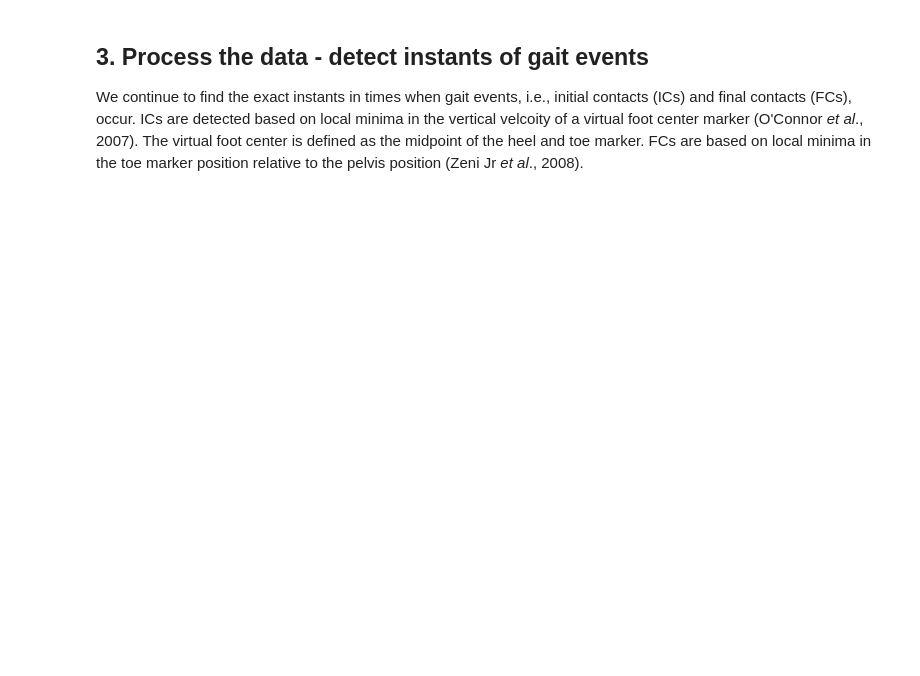
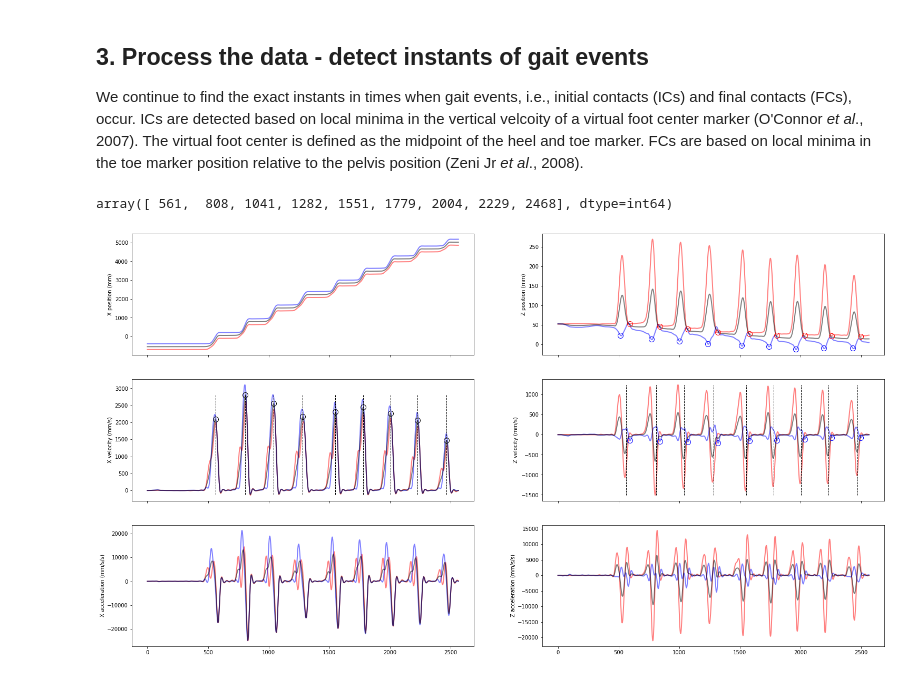
Before and after one commit to neurogeriatricskiel/pymocap, a Jupyter notebook: test.ipynb, the cells around one changed output. Drawn from its saved outputs; the diff is of its cells as text; code cells hidden in the pictures; blank space fills up the shorter version.

```diff
--- a/test.ipynb
+++ b/test.ipynb
@@ -121,6 +117,7 @@ We continue to find the exact instants in times when gait events, i.e., initial
 # Detect gait events
 l_ix_IC, _, r_ix_IC, _ = _get_gait_events_from_OMC(aligned_data, fs, omc_data["marker_location"], "OConnor")
 _, l_ix_FC, _, r_ix_FC = _get_gait_events_from_OMC(aligned_data, fs, omc_data["marker_location"], method="ZeniJr")
+l_ix_IC_2, _, r_ix_IC_2, _ = _get_gait_events_from_OMC(aligned_data, fs, omc_data["marker_location"], "Pijnappels")
 # %%
 left_ix_IC = l_ix_IC[np.logical_and(l_ix_IC >= ix_start, l_ix_IC <= ix_end)]
 left_ix_FC = l_ix_FC[np.logical_and(l_ix_FC >= ix_start, l_ix_FC <= ix_end)]
@@ -137,6 +136,8 @@ l_heel_pos = np.squeeze(aligned_data[:,:,np.argwhere(omc_data["marker_location"]
 r_heel_pos = np.squeeze(aligned_data[:,:,np.argwhere(omc_data["marker_location"]=="r_heel")[:,0]], axis=-1)
 l_toe_pos = np.squeeze(aligned_data[:,:,np.argwhere(omc_data["marker_location"]=="l_toe")[:,0]], axis=-1)
 r_toe_pos = np.squeeze(aligned_data[:,:,np.argwhere(omc_data["marker_location"]=="r_toe")[:,0]], axis=-1)
+l_mid_foot_pos = ( l_heel_pos + l_toe_pos ) / 2
+r_mid_foot_pos = ( r_heel_pos + r_toe_pos ) / 2
 start_1 = np.squeeze(aligned_data[:,:,np.argwhere(omc_data["marker_location"]=="start_1")[:,0]], axis=-1)
 start_2 = np.squeeze(aligned_data[:,:,np.argwhere(omc_data["marker_location"]=="start_2")[:,0]], axis=-1)
 end_1 = np.squeeze(aligned_data[:,:,np.argwhere(omc_data["marker_location"]=="end_1")[:,0]], axis=-1)
@@ -144,3 +172,56 @@ end_2 = np.squeeze(aligned_data[:,:,np.argwhere(omc_data["marker_location"]=="en
+# %%
+# Detect peaks in forward velocity
+thr_min_vel_x = 0.1*(np.max(r_mid_foot_vel[:,0]) - np.min(r_mid_foot_vel[:,0]))
+ix_max_vel_x, _ = find_peaks(r_mid_foot_vel[:,0], height=thr_min_vel_x, distance=fs//4)
+# %%
+ix_max_vel_x
+# %% [output]
+array([ 561,  808, 1041, 1282, 1551, 1779, 2004, 2229, 2468], dtype=int64)
+# %%
+fig, axs = plt.subplots(3, 2, sharex=True, figsize=(25.6, 14.4))
+
+# Position data
+axs[0][0].plot(np.arange(r_heel_pos.shape[0]), r_heel_pos[:,0], '-', c=(1, 0, 0, 0.5), lw=2)
+axs[0][0].plot(np.arange(r_toe_pos.shape[0]), r_toe_pos[:,0], '-', c=(0, 0, 1, 0.5), lw=2)
+axs[0][0].plot(np.arange(r_mid_foot_pos.shape[0]), r_mid_foot_pos[:,0], '-', c=(0, 0, 0, 0.5), lw=2)
+axs[0][1].plot(np.arange(r_heel_pos.shape[0]), r_heel_pos[:,2], '-', c=(1, 0, 0, 0.5), lw=2)
+axs[0][1].plot(np.arange(r_toe_pos.shape[0]), r_toe_pos[:,2], '-', c=(0, 0, 1, 0.5), lw=2)
+axs[0][1].plot(np.arange(r_mid_foot_pos.shape[0]), r_mid_foot_pos[:,2], '-', c=(0, 0, 0, 0.5), lw=2)
+axs[0][0].set_ylabel('X position (mm)')
+axs[0][1].set_ylabel('Z position (mm)')
+
+# Velocity
+axs[1][0].plot(np.arange(r_heel_vel.shape[0]), r_heel_vel[:,0], '-', c=(1, 0, 0, 0.5), lw=2)
+axs[1][0].plot(np.arange(r_toe_vel.shape[0]), r_toe_vel[:,0], '-', c=(0, 0, 1, 0.5), lw=2)
+axs[1][0].plot(np.arange(r_mid_foot_vel.shape[0]), r_mid_foot_vel[:,0], '-', c=(0, 0, 0, 0.5), lw=2)
+axs[1][0].plot(ix_max_vel_x, r_mid_foot_vel[ix_max_vel_x,0], 'o', mfc='none', mec=(0, 0, 0, 1), ms=10)
+axs[1][1].plot(np.arange(r_heel_vel.shape[0]), r_heel_vel[:,2], '-', c=(1, 0, 0, 0.5), lw=2)
+axs[1][1].plot(np.arange(r_toe_vel.shape[0]), r_toe_vel[:,2], '-', c=(0, 0, 1, 0.5), lw=2)
+axs[1][1].plot(np.arange(r_mid_foot_vel.shape[0]), r_mid_foot_vel[:,2], '-', c=(0, 0, 0, 0.5), lw=2)
+axs[1][0].set_ylabel('X velocity (mm/s)')
+axs[1][1].set_ylabel('Z velocity (mm/s)')
+
+# Acceleration
+axs[2][0].plot(np.arange(r_heel_acc.shape[0]), r_heel_acc[:,0], '-', c=(1, 0, 0, 0.5), lw=2)
+axs[2][0].plot(np.arange(r_toe_acc.shape[0]), r_toe_acc[:,0], '-', c=(0, 0, 1, 0.5), lw=2)
+axs[2][0].plot(np.arange(r_mid_foot_acc.shape[0]), r_mid_foot_acc[:,0], '-', c=(0, 0, 0, 0.5), lw=2)
+axs[2][1].plot(np.arange(r_heel_acc.shape[0]), r_heel_acc[:,2], '-', c=(1, 0, 0, 0.5), lw=2)
+axs[2][1].plot(np.arange(r_toe_acc.shape[0]), r_toe_acc[:,2], '-', c=(0, 0, 1, 0.5), lw=2)
+axs[2][1].plot(np.arange(r_mid_foot_acc.shape[0]), r_mid_foot_acc[:,2], '-', c=(0, 0, 0, 0.5), lw=2)
+axs[2][0].set_ylabel('X acceleration (mm/s/s)')
+axs[2][1].set_ylabel('Z acceleration (mm/s/s)')
+
+# Peaks
+for i in ix_max_vel_x:
+    axs[1][0].plot([i, i], [np.min(r_mid_foot_vel[:,0]), np.max(r_mid_foot_vel[:,0])], '--', c=(0, 0, 0), lw=1)
+    axs[1][1].plot([i, i], [np.min(r_heel_vel[:,2]), np.max(r_heel_vel[:,2])], '--', c=(0, 0, 0), lw=1)
+axs[0][1].plot(r_ix_FC, r_toe_pos[r_ix_FC,2], 'o', mfc='none', mec=(0, 0, 1), ms=10)
+axs[0][1].plot(r_ix_IC_2, r_heel_pos[r_ix_IC_2,2], 'o', mfc='none', mec=(1, 0, 0), ms=10)
+axs[1][1].plot(r_ix_IC_2, r_toe_vel[r_ix_IC_2,2], 'o', mfc='none', mec=(0, 0, 1), ms=10)
+
+plt.show()
+# %% [output]
+[figure, added]
 # %%
 fig, axs = plt.subplots(2, 1, figsize=(19.2, 9.6))
 # Top view
```
Also changed, not shown: parts of 12 cells of this notebook, 2 other files.
